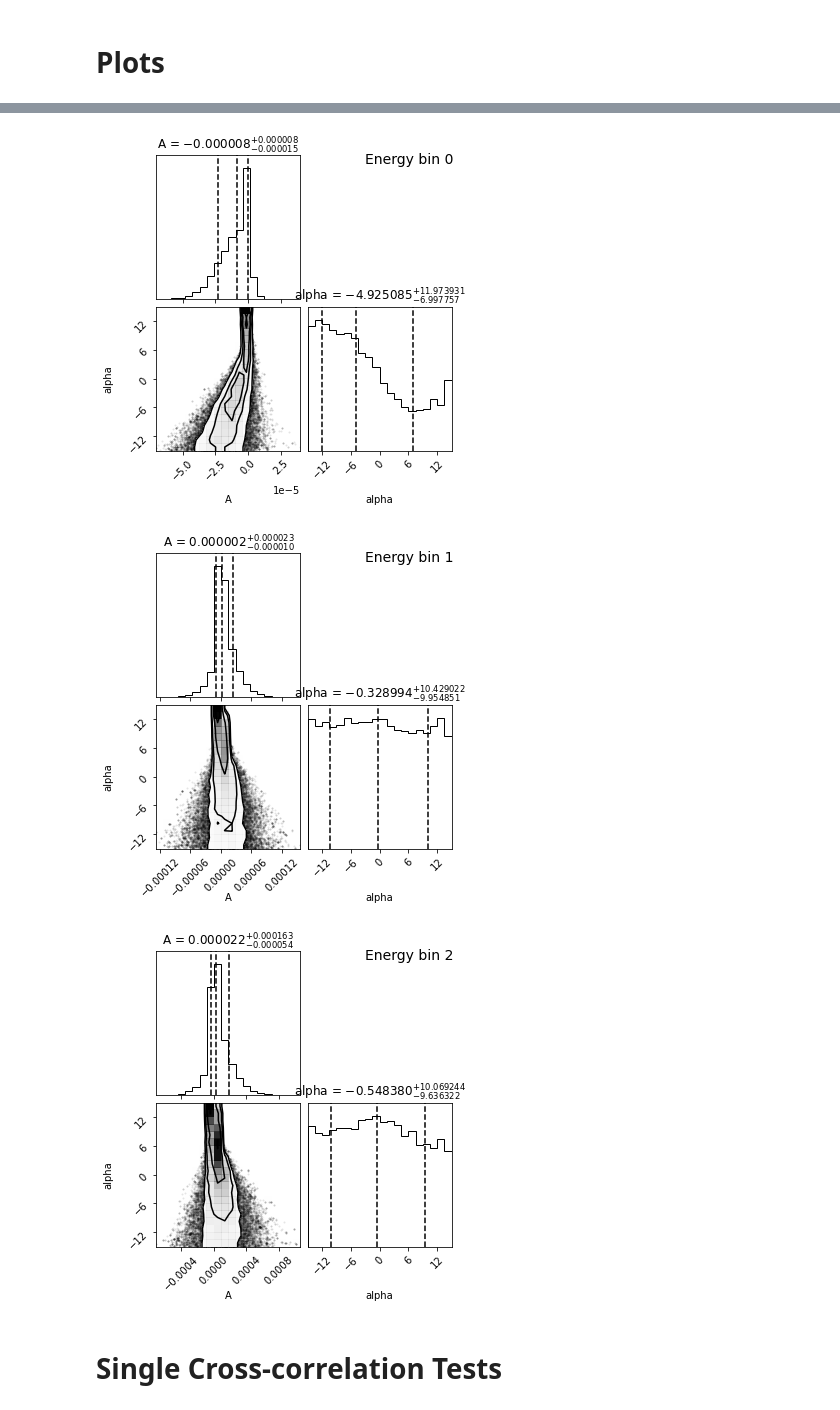
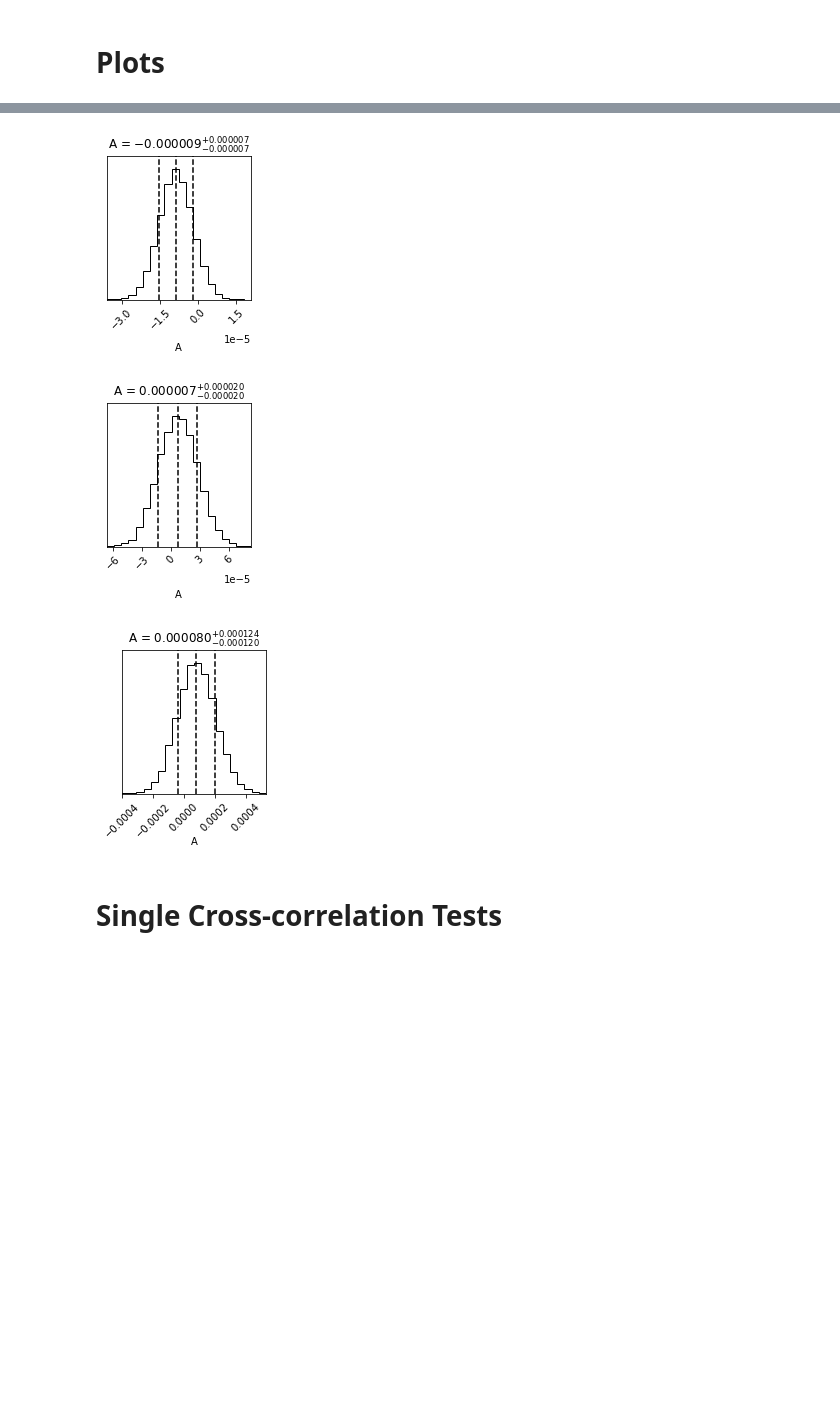
Before and after one commit to BenGPatterson/NeutrinoCrossCorrelations, a Jupyter notebook: ParameterInferenceCCL.ipynb, the cells around one changed output, grey strips where cells are left out. Drawn from its saved outputs; the diff is of its cells as text; code cells hidden in the pictures; blank space fills up the shorter version.

Commit message:
constraints on A at fixed alpha values

```diff
--- a/ParameterInferenceCCL.ipynb
+++ b/ParameterInferenceCCL.ipynb
@@ -100,7 +105,7 @@ chi_arr = np.linspace(chi_min, chi_max, rker_z_n)
 inv_a_arr = 1/ccl.scale_factor_of_chi(cosmo, chi_arr)
 # %%
 # Generates neutrino tracer
-def generate_nu_tracer(cosmo, A, alpha,
+def generate_nu_tracer(cosmo, A, alpha=alpha_val,
                        inv_a_arr=inv_a_arr):
     # cosmo - cosmological model to use
     # A - constant of proportionality in neutrino radial kernel
@@ -118,7 +123,7 @@ def generate_nu_tracer(cosmo, A, alpha,
     return nu_tracer
 # %%
 # Finds theoretical/model power spectra using neutrino radial kernel of the form A*(1+z)^alpha
-def model(A, alpha):
+def model(A, alpha=alpha_val):
     # A - constant of proportionality in neutrino radial kernel
     # alpha - index of power in neutrino radial kernel
 
@@ -179,9 +194,14 @@ if run_mcmc:
     # For each cross-correlation
     for i in range(nEbins):
 
-        # Starting position of MCMC walkers
-        pos = ([A_BF[i], alpha_BF[i]] +
-               (1e-9, 1e-4) * np.random.randn(nwalkers, npars))
+        if fixed_alpha:
+            # Starting position of MCMC walkers
+            pos = (A_BF[i] +
+                   (1e-9) * np.random.randn(nwalkers, npars))
+        else:
+            # Starting position of MCMC walkers
+            pos = ([A_BF[i], alpha_BF[i]] +
+                   (1e-9, 1e-4) * np.random.randn(nwalkers, npars))
 
         # Creates MCMC sampler
         sampler.append(emcee.EnsembleSampler(nwalkers, npars,
@@ -212,12 +232,19 @@ fig, axs = plt.subplots(nEbins, figsize = (6.4, 4.8*nEbins))
 
 # Calculates chains and plots 2D histogram
 for i in range(nEbins):
-    axs[i].scatter(chain[i][0], chain[i][1], c='k', s=1, alpha=0.1)
-    axs[i].plot(A_BF[i], alpha_BF[i], 'yo', label='Best fit')
-    axs[i].set_title(f'Energy bin {i}')
-    axs[i].set_ylabel(r'$\alpha$', fontsize=20)
-    axs[i].set_xlabel(r'$A$', fontsize=20)
-    axs[i].legend()
+    if fixed_alpha:
+        axs[i].hist(chain[i][0], bins=100, density=True)
+        axs[i].set_xlabel(r'$A$', fontsize=20);
+    else:
+        axs[i].scatter(chain[i][0], chain[i][1], c='k', s=1, alpha=0.1)
+        axs[i].plot(A_BF[i], alpha_BF[i], 'yo', label='Best fit')
+        axs[i].set_title(f'Energy bin {i}')
+        axs[i].set_ylabel(r'$\alpha$', fontsize=20)
+        axs[i].set_xlabel(r'$A$', fontsize=20)
+        axs[i].legend()
 
-plt.savefig(mcmc_plots_dir + f'/MCMC2DHistogramAP{alpha_prior}.pdf')
+if fixed_alpha:
+    plt.savefig(mcmc_plots_dir + f'/fixed_alpha/MCMC1DHistogramfa{alpha_val}.pdf')
+else:
+    plt.savefig(mcmc_plots_dir + f'/MCMC2DHistogramAP{alpha_prior}.png')
 # %% [output]
@@ -225,15 +252,17 @@ plt.savefig(mcmc_plots_dir + f'/MCMC2DHistogramAP{alpha_prior}.pdf')
 # %%
 # Plots corner plots for each cross-correlation
 for i in range(nEbins):
     corner.corner(chain[i].T, labels=['A','alpha'], quantiles=[0.16,0.5,0.84],
                   show_titles=True, title_kwargs={'fontsize': 12}, title_fmt='.6f')
-    plt.text(0.4, 2, f'Energy bin {i}', transform = plt.gca().transAxes, fontsize = 14)
-    plt.savefig(mcmc_plots_dir + f'/MCMCCornerAP{alpha_prior}E{i}.pdf')
+    if fixed_alpha:
+        plt.savefig(mcmc_plots_dir + f'/fixed_alpha/MCMCCornerfa{alpha_val}E{i}.pdf')
+    else:
+        plt.savefig(mcmc_plots_dir + f'/MCMCCornerAP{alpha_prior}E{i}.pdf')
     plt.show()
 # %% [output]
-[figure, old version]
+[figure, new version]
-[figure, old version]
+[figure, new version]
-[figure, old version]
+[figure, new version]
 # %% [markdown]
 # Single Cross-correlation Tests
 # %%
```
Also changed, not shown: parts of 4 cells of this notebook, 18 other files.
